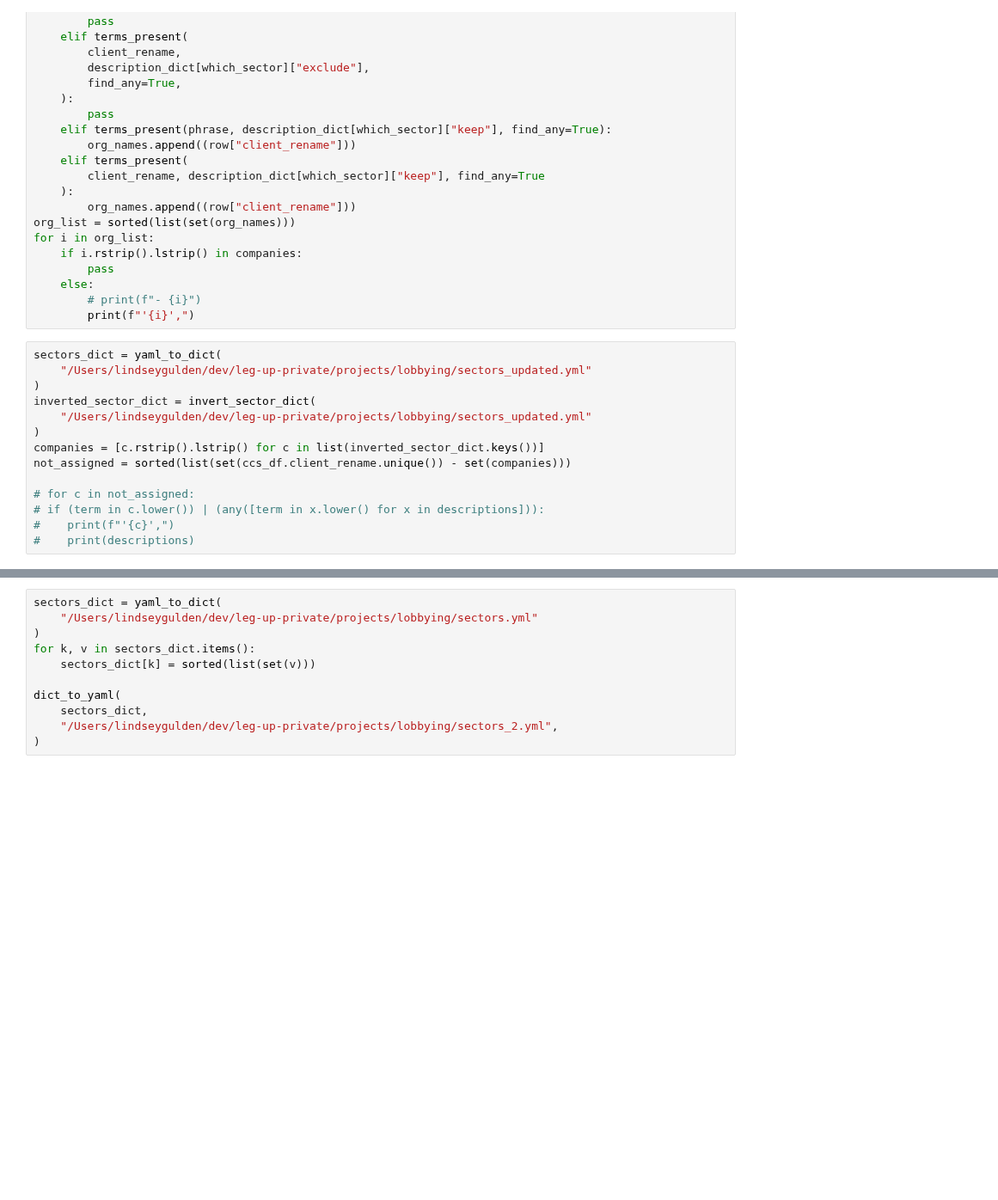
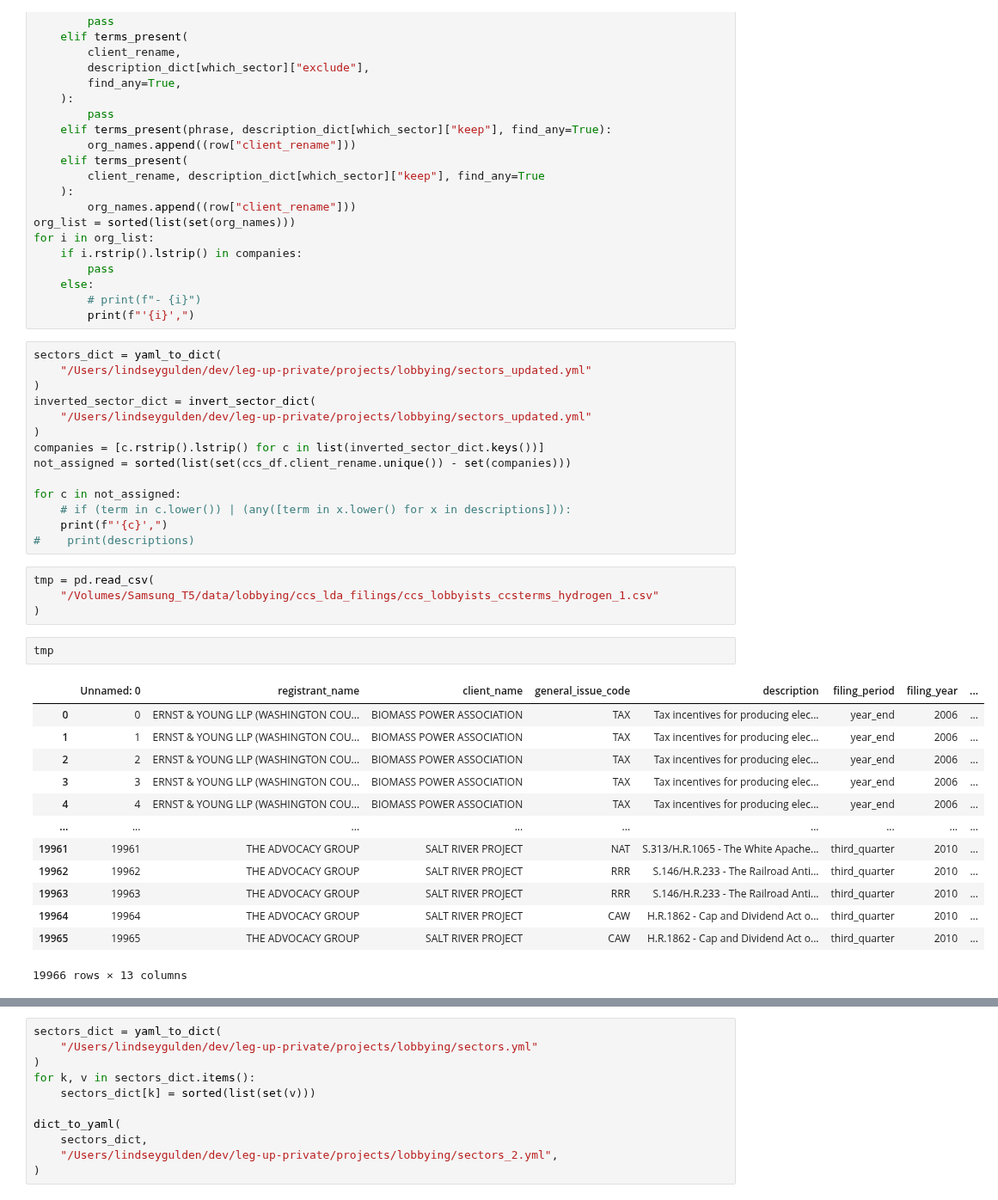
Before and after one commit to lindseygulden/leg-up, a Jupyter notebook: projects/lobbying/lobbying.ipynb, the cells around one changed output, grey strips where cells are left out. Shown at 86% size. Cells and saved outputs as stored; diff of their text form; blank space fills up the shorter version.

```diff
--- a/projects/lobbying/lobbying.ipynb
+++ b/projects/lobbying/lobbying.ipynb
@@ -227,10 +407,30 @@ inverted_sector_dict = invert_sector_dict(
 companies = [c.rstrip().lstrip() for c in list(inverted_sector_dict.keys())]
 not_assigned = sorted(list(set(ccs_df.client_rename.unique()) - set(companies)))
 
-# for c in not_assigned:
-# if (term in c.lower()) | (any([term in x.lower() for x in descriptions])):
-#    print(f"'{c}',")
+for c in not_assigned:
+    # if (term in c.lower()) | (any([term in x.lower() for x in descriptions])):
+    print(f"'{c}',")
 #    print(descriptions)
+# %%
+tmp = pd.read_csv(
+    "/Volumes/Samsung_T5/data/lobbying/ccs_lda_filings/ccs_lobbyists_ccsterms_hydrogen_1.csv"
+)
+# %%
+tmp
+# %% [output]
+|  | Unnamed: 0 | registrant_name | client_name | general_issue_code | description | filing_period | filing_year | ... |
+| 0 | 0 | ERNST & YOUNG LLP (WASHINGTON COU... | BIOMASS POWER ASSOCIATION | TAX | Tax incentives for producing elec... | year_end | 2006 | ... |
+| 1 | 1 | ERNST & YOUNG LLP (WASHINGTON COU... | BIOMASS POWER ASSOCIATION | TAX | Tax incentives for producing elec... | year_end | 2006 | ... |
+| 2 | 2 | ERNST & YOUNG LLP (WASHINGTON COU... | BIOMASS POWER ASSOCIATION | TAX | Tax incentives for producing elec... | year_end | 2006 | ... |
+| 3 | 3 | ERNST & YOUNG LLP (WASHINGTON COU... | BIOMASS POWER ASSOCIATION | TAX | Tax incentives for producing elec... | year_end | 2006 | ... |
+| 4 | 4 | ERNST & YOUNG LLP (WASHINGTON COU... | BIOMASS POWER ASSOCIATION | TAX | Tax incentives for producing elec... | year_end | 2006 | ... |
+| ... | ... | ... | ... | ... | ... | ... | ... | ... |
+| 19961 | 19961 | THE ADVOCACY GROUP | SALT RIVER PROJECT | NAT | S.313/H.R.1065 - The White Apache... | third_quarter | 2010 | ... |
+| 19962 | 19962 | THE ADVOCACY GROUP | SALT RIVER PROJECT | RRR | S.146/H.R.233 - The Railroad Anti... | third_quarter | 2010 | ... |
+| 19963 | 19963 | THE ADVOCACY GROUP | SALT RIVER PROJECT | RRR | S.146/H.R.233 - The Railroad Anti... | third_quarter | 2010 | ... |
+| 19964 | 19964 | THE ADVOCACY GROUP | SALT RIVER PROJECT | CAW | H.R.1862 - Cap and Dividend Act o... | third_quarter | 2010 | ... |
+| 19965 | 19965 | THE ADVOCACY GROUP | SALT RIVER PROJECT | CAW | H.R.1862 - Cap and Dividend Act o... | third_quarter | 2010 | ... |
+19966 rows × 13 columns
 # %%
 for c in not_assigned:
     original_names = ccs_df.loc[ccs_df.client_rename == c].client_name.unique()
```
Also changed, not shown: parts of 6 cells of this notebook, 7 other files.
